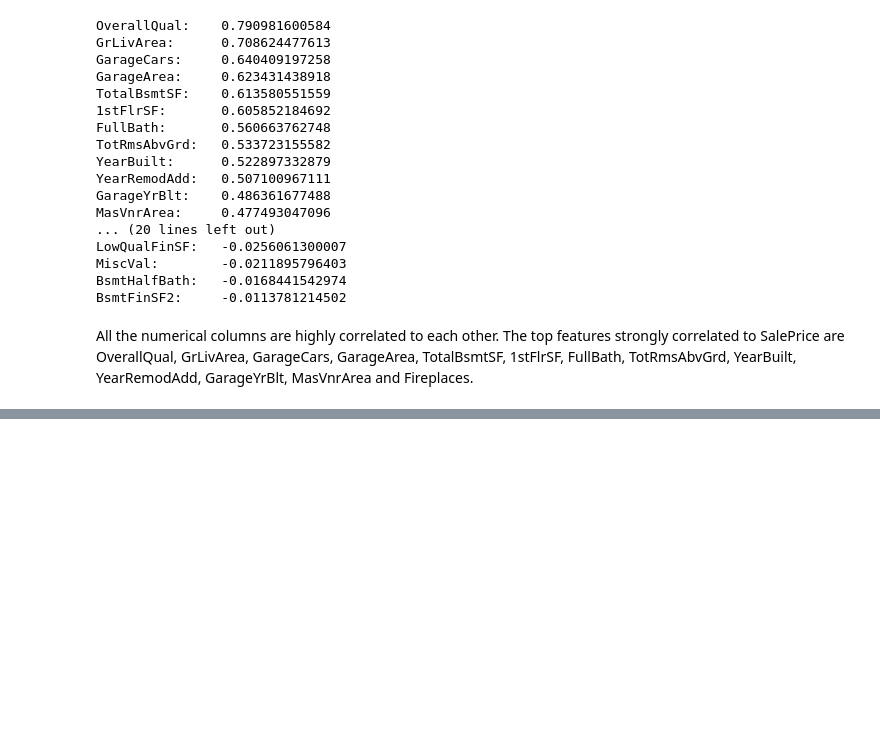
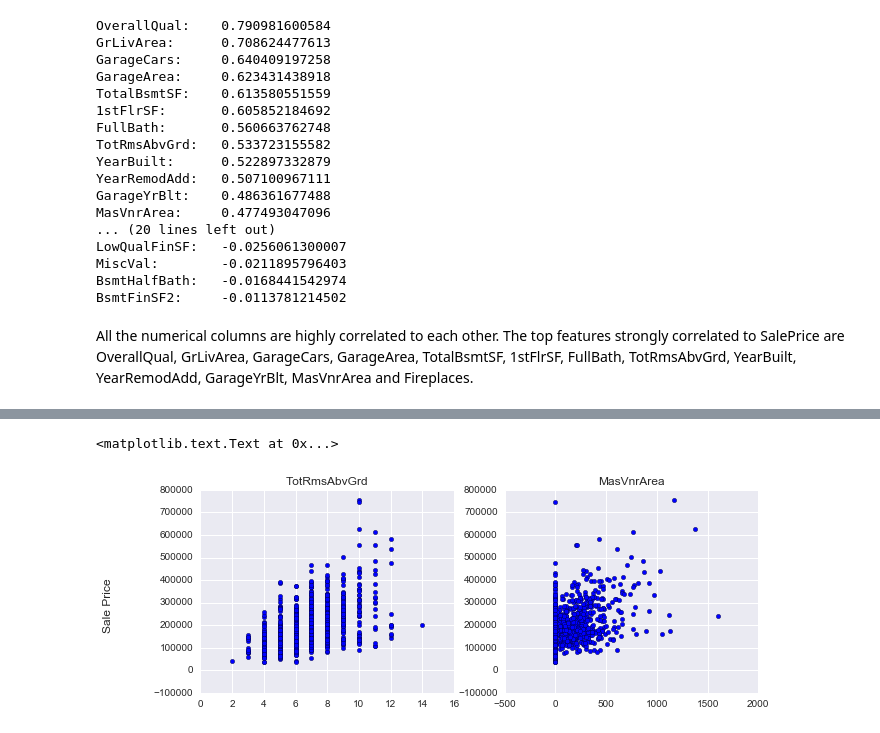
Before and after one commit to rajashreebaradur/Kaggle_HousePrices, a Jupyter notebook: getting_cleaning_data.ipynb, the cells around one changed output, grey strips where cells are left out. Drawn from its saved outputs; the diff is of its cells as text; code cells hidden in the pictures; blank space fills up the shorter version.

```diff
--- a/getting_cleaning_data.ipynb
+++ b/getting_cleaning_data.ipynb
@@ -170,0 +204,16 @@ All the numerical columns are highly correlated to each other. The top features
+# %%
+#scatterplots for all highly correlated area related features
+
+fig = plt.figure(2, figsize=(10, 8))
+plt.subplot(221)
+plt.scatter(df.TotRmsAbvGrd.values, salevalue)
+plt.title("TotRmsAbvGrd")
+
+plt.subplot(222)
+plt.scatter(df.MasVnrArea.values, salevalue)
+plt.title("MasVnrArea")
+
+fig.text(-0.01, 0.7, 'Sale Price', va='center', rotation='vertical', fontsize = 12)
+# %% [output]
+<matplotlib.text.Text at 0x...>
+[figure, added]
```
Also changed, not shown: parts of 3 cells of this notebook.
